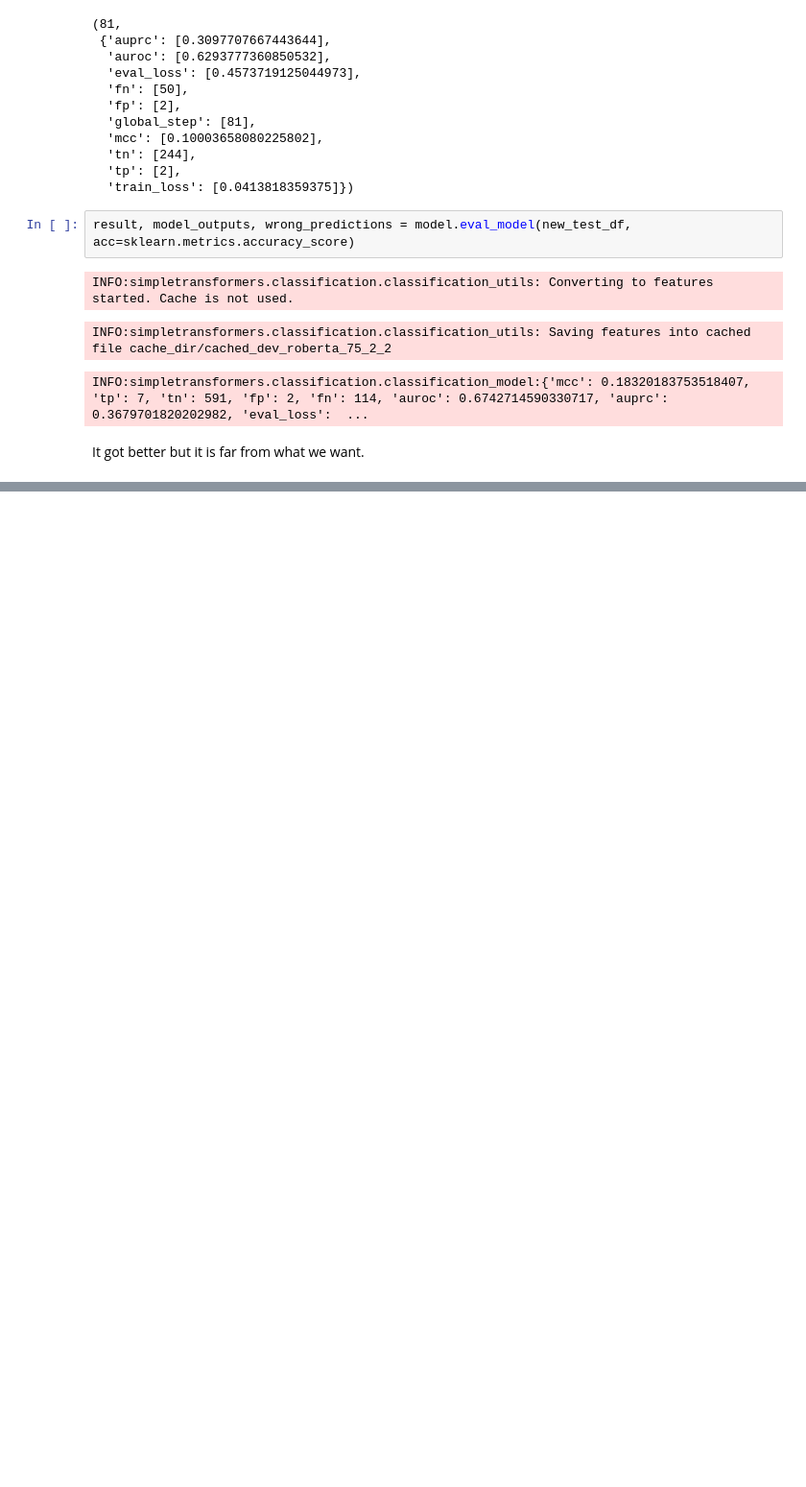
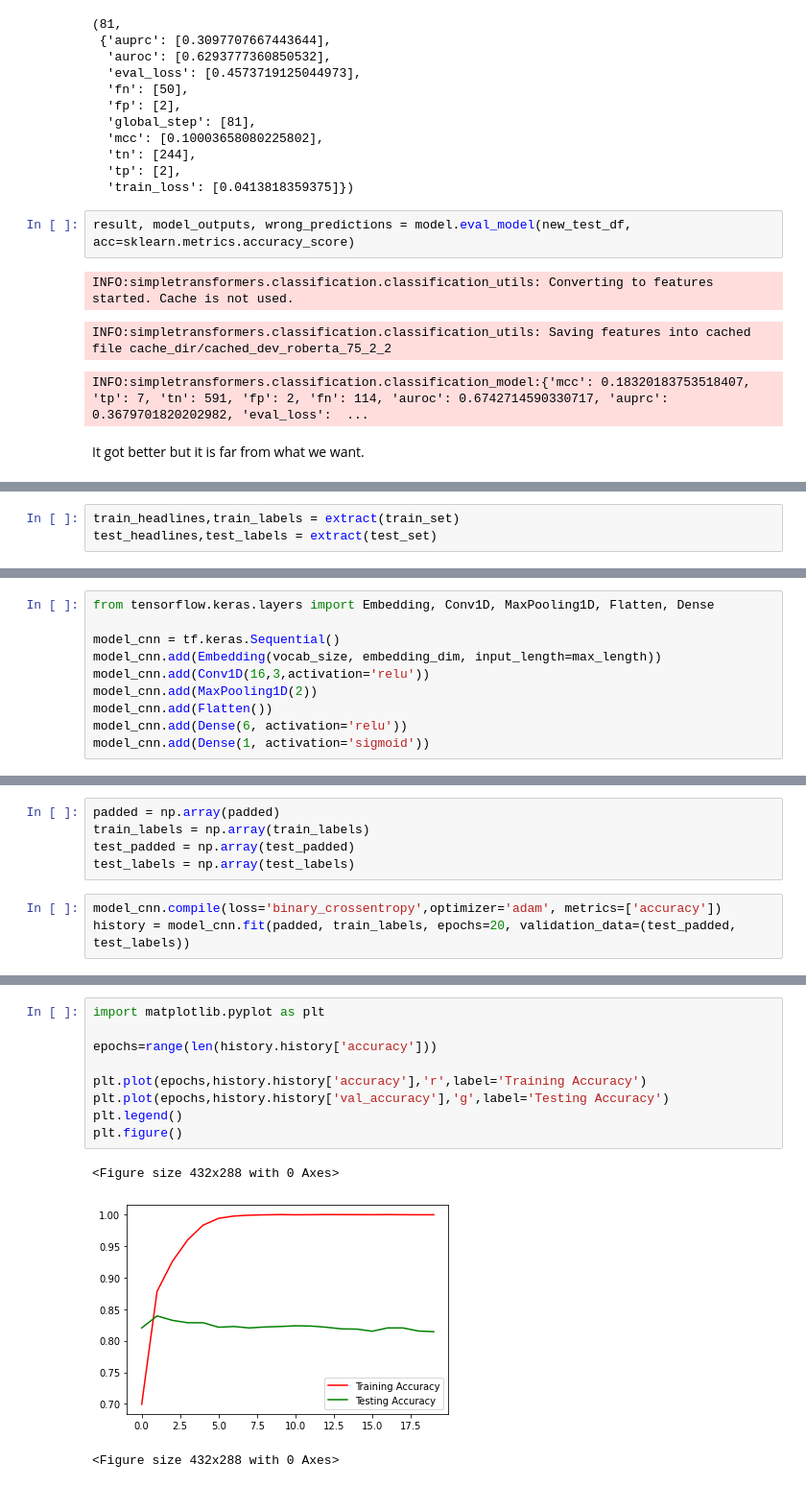
Before and after one commit to AmirAbaskohi/SemEval2022-Task6-Sarcasm-Detection, a Jupyter notebook: SarcasmDetection.ipynb, the cells around one changed output, grey strips where cells are left out. Shown at 96% size. Saved outputs shown, nothing was run; the diff lists cells and outputs as text; blank space fills up the shorter version.

Commit message:
Added CNN for headlines dataset.

```diff
--- a/SarcasmDetection.ipynb
+++ b/SarcasmDetection.ipynb
@@ -532,0 +653,3 @@ It got better but it is far from what we want.
+# %%
+train_headlines,train_labels = extract(train_set)
+test_headlines,test_labels = extract(test_set)
@@ -532,0 +678,10 @@ It got better but it is far from what we want.
+# %%
+from tensorflow.keras.layers import Embedding, Conv1D, MaxPooling1D, Flatten, Dense
+
+model_cnn = tf.keras.Sequential()
+model_cnn.add(Embedding(vocab_size, embedding_dim, input_length=max_length))
+model_cnn.add(Conv1D(16,3,activation='relu'))
+model_cnn.add(MaxPooling1D(2))
+model_cnn.add(Flatten())
+model_cnn.add(Dense(6, activation='relu'))
+model_cnn.add(Dense(1, activation='sigmoid'))
@@ -532,0 +711,8 @@ It got better but it is far from what we want.
+# %%
+padded = np.array(padded)
+train_labels = np.array(train_labels)
+test_padded = np.array(test_padded)
+test_labels = np.array(test_labels)
+# %%
+model_cnn.compile(loss='binary_crossentropy',optimizer='adam', metrics=['accuracy'])
+history = model_cnn.fit(padded, train_labels, epochs=20, validation_data=(test_padded, test_labels))
@@ -532,0 +737,13 @@ It got better but it is far from what we want.
+# %%
+import matplotlib.pyplot as plt
+
+epochs=range(len(history.history['accuracy']))
+
+plt.plot(epochs,history.history['accuracy'],'r',label='Training Accuracy')
+plt.plot(epochs,history.history['val_accuracy'],'g',label='Testing Accuracy')
+plt.legend()
+plt.figure()
+# %% [output]
+<Figure size 432x288 with 0 Axes>
+[figure, added]
+<Figure size 432x288 with 0 Axes>
```
Also changed, not shown: parts of 18 cells of this notebook.
